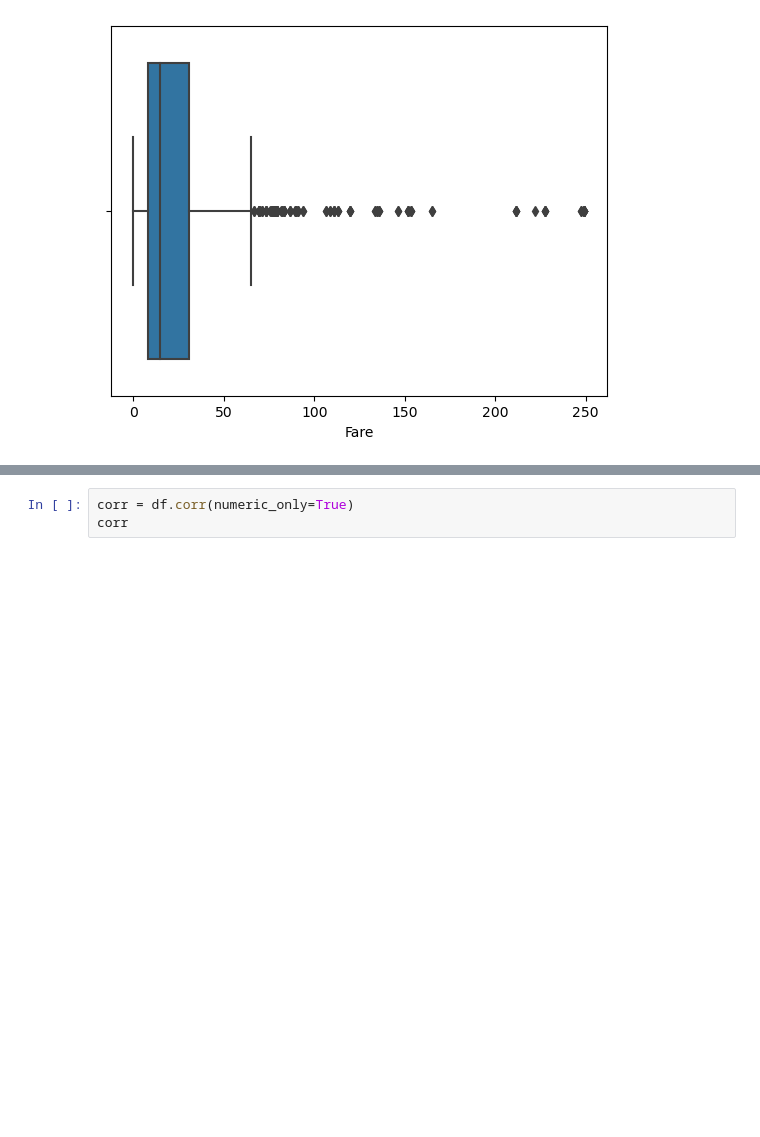
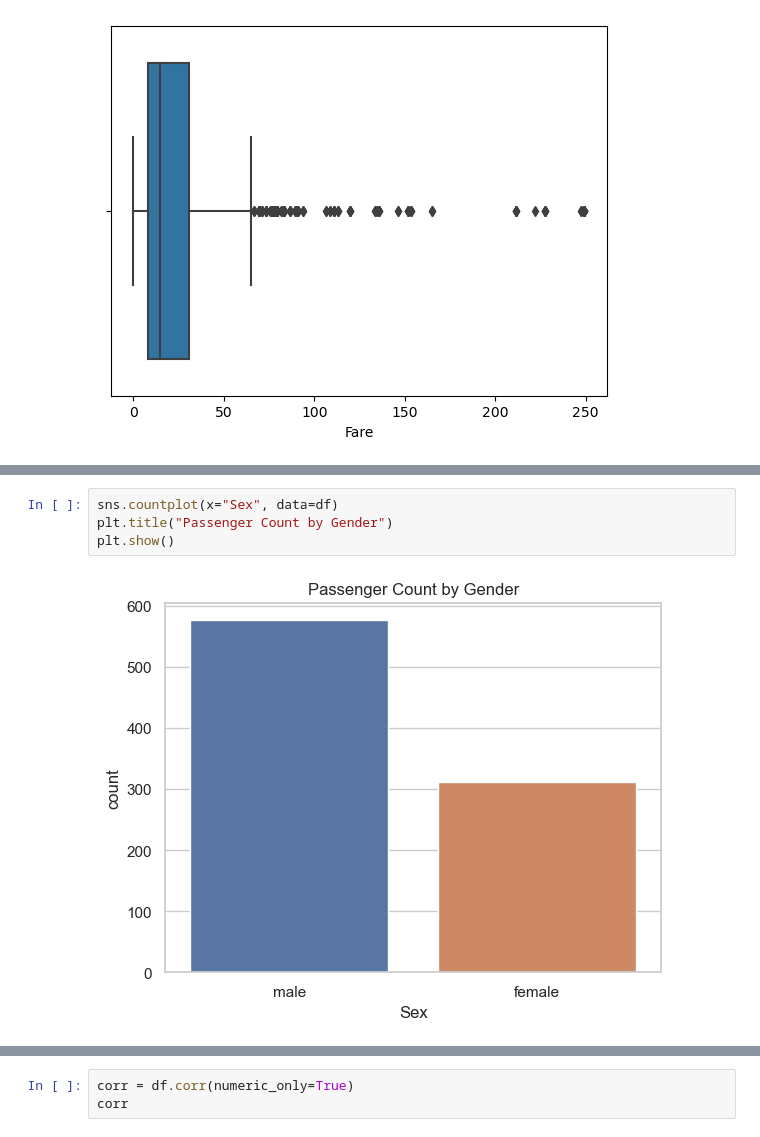
Before and after one commit to 04exer/Data-Analysis, a Jupyter notebook: Titanic_Data.ipynb, the cells around one changed output, grey strips where cells are left out. Saved outputs shown, nothing was run; the diff lists cells and outputs as text; blank space fills up the shorter version.

```diff
--- a/Titanic_Data.ipynb
+++ b/Titanic_Data.ipynb
@@ -356,0 +383,6 @@ plt.show()
+# %%
+sns.countplot(x="Sex", data=df)
+plt.title("Passenger Count by Gender")
+plt.show()
+# %% [output]
+[figure, added]
```
Also changed, not shown: parts of 19 cells of this notebook.
